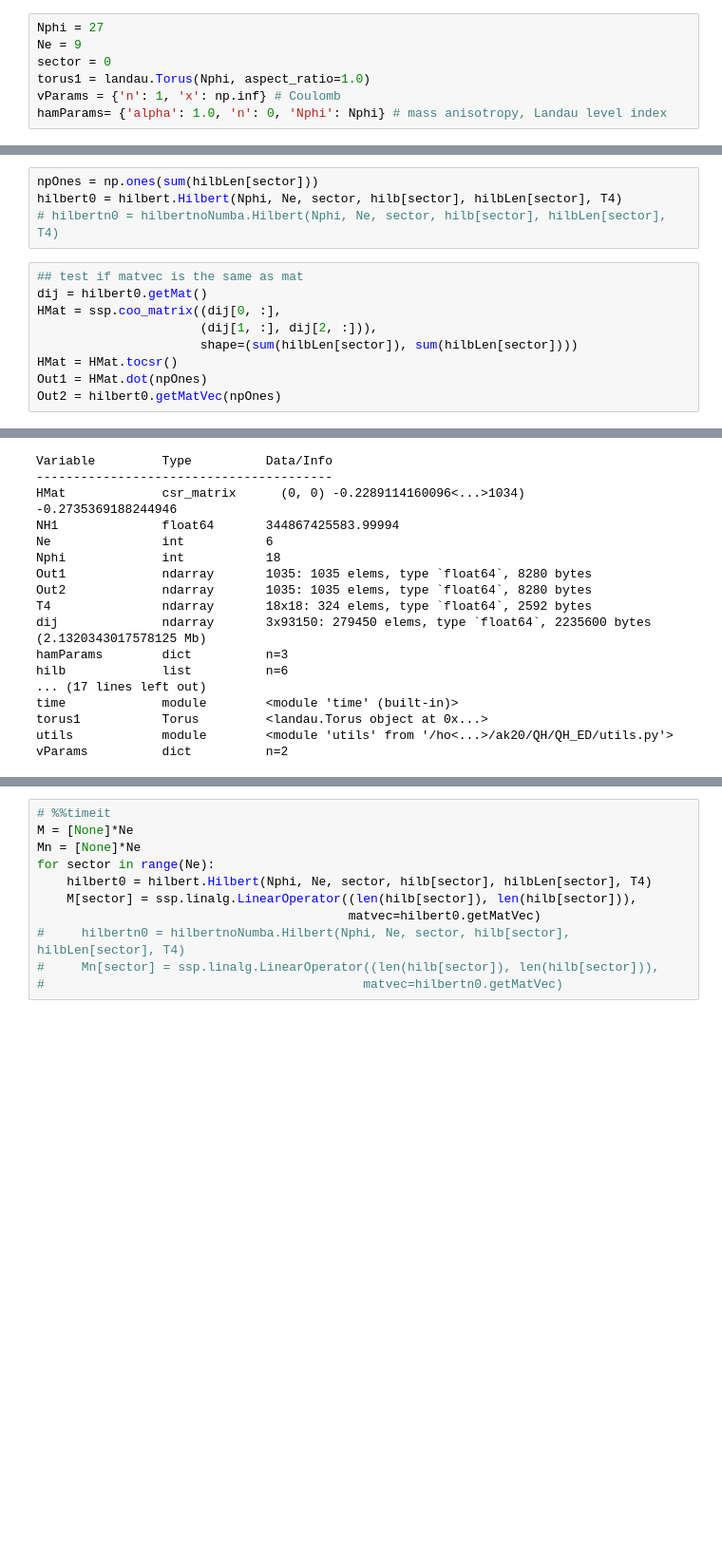
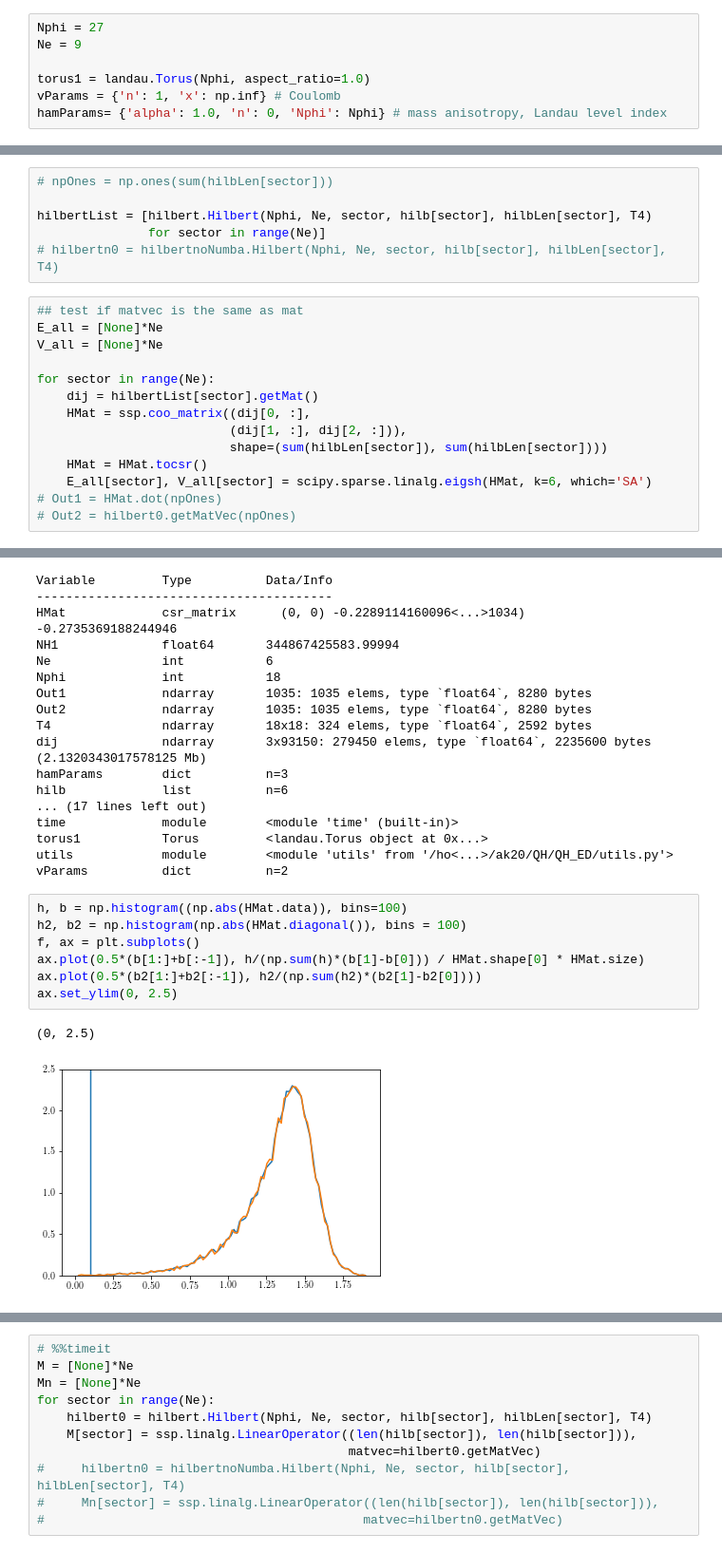
Before and after one commit to akshaykri/QH_ED, a Jupyter notebook: QH_ED1.ipynb, the cells around one changed output, grey strips where cells are left out. Shown at 95% size. Cells and saved outputs as stored; diff of their text form; blank space fills up the shorter version.

```diff
--- a/QH_ED1.ipynb
+++ b/QH_ED1.ipynb
@@ -438,7 +443,7 @@ import hilbertnoNumba
 # %%
 Nphi = 27
 Ne = 9
-sector = 0
+
 torus1 = landau.Torus(Nphi, aspect_ratio=1.0)
 vParams = {'n': 1, 'x': np.inf} # Coulomb
 hamParams= {'alpha': 1.0, 'n': 0, 'Nphi': Nphi} # mass anisotropy, Landau level index
@@ -454,15 +459,22 @@ hilbLen = [None]*Ne
 for sector in range(Ne):
     hilb[sector], hilbLen[sector] = utils.Utils.getHilb(Nphi, Ne, sector)
 # %%
-npOnes = np.ones(sum(hilbLen[sector]))
-hilbert0 = hilbert.Hilbert(Nphi, Ne, sector, hilb[sector], hilbLen[sector], T4)
+# npOnes = np.ones(sum(hilbLen[sector]))
+
+hilbertList = [hilbert.Hilbert(Nphi, Ne, sector, hilb[sector], hilbLen[sector], T4)
+               for sector in range(Ne)]
 # hilbertn0 = hilbertnoNumba.Hilbert(Nphi, Ne, sector, hilb[sector], hilbLen[sector], T4)
 # %%
 ## test if matvec is the same as mat
-dij = hilbert0.getMat()
-HMat = ssp.coo_matrix((dij[0, :],
-                      (dij[1, :], dij[2, :])),
-                      shape=(sum(hilbLen[sector]), sum(hilbLen[sector])))
-HMat = HMat.tocsr()
-Out1 = HMat.dot(npOnes)
-Out2 = hilbert0.getMatVec(npOnes)
+E_all = [None]*Ne
+V_all = [None]*Ne
+
+for sector in range(Ne):
+    dij = hilbertList[sector].getMat()
+    HMat = ssp.coo_matrix((dij[0, :],
+                          (dij[1, :], dij[2, :])),
+                          shape=(sum(hilbLen[sector]), sum(hilbLen[sector])))
+    HMat = HMat.tocsr()
+    E_all[sector], V_all[sector] = scipy.sparse.linalg.eigsh(HMat, k=6, which='SA')
+# Out1 = HMat.dot(npOnes)
+# Out2 = hilbert0.getMatVec(npOnes)
@@ -530,3 +567,13 @@ time             module        <module 'time' (built-in)>
 torus1           Torus         <landau.Torus object at 0x...>
 utils            module        <module 'utils' from '/ho<...>/ak20/QH/QH_ED/utils.py'>
 vParams          dict          n=2
+# %%
+h, b = np.histogram((np.abs(HMat.data)), bins=100)
+h2, b2 = np.histogram(np.abs(HMat.diagonal()), bins = 100)
+f, ax = plt.subplots()
+ax.plot(0.5*(b[1:]+b[:-1]), h/(np.sum(h)*(b[1]-b[0])) / HMat.shape[0] * HMat.size)
+ax.plot(0.5*(b2[1:]+b2[:-1]), h2/(np.sum(h2)*(b2[1]-b2[0])))
+ax.set_ylim(0, 2.5)
+# %% [output]
+(0, 2.5)
+[figure, added]
```
Also changed, not shown: parts of 8 cells of this notebook, 1 other file.
